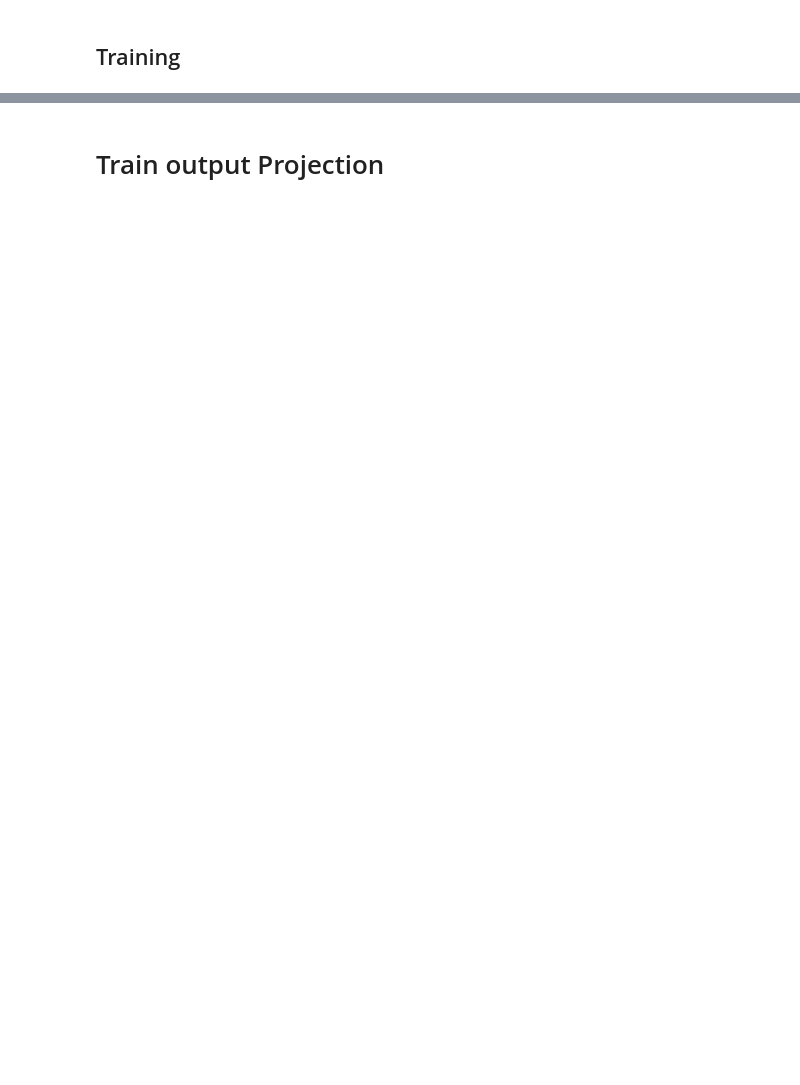
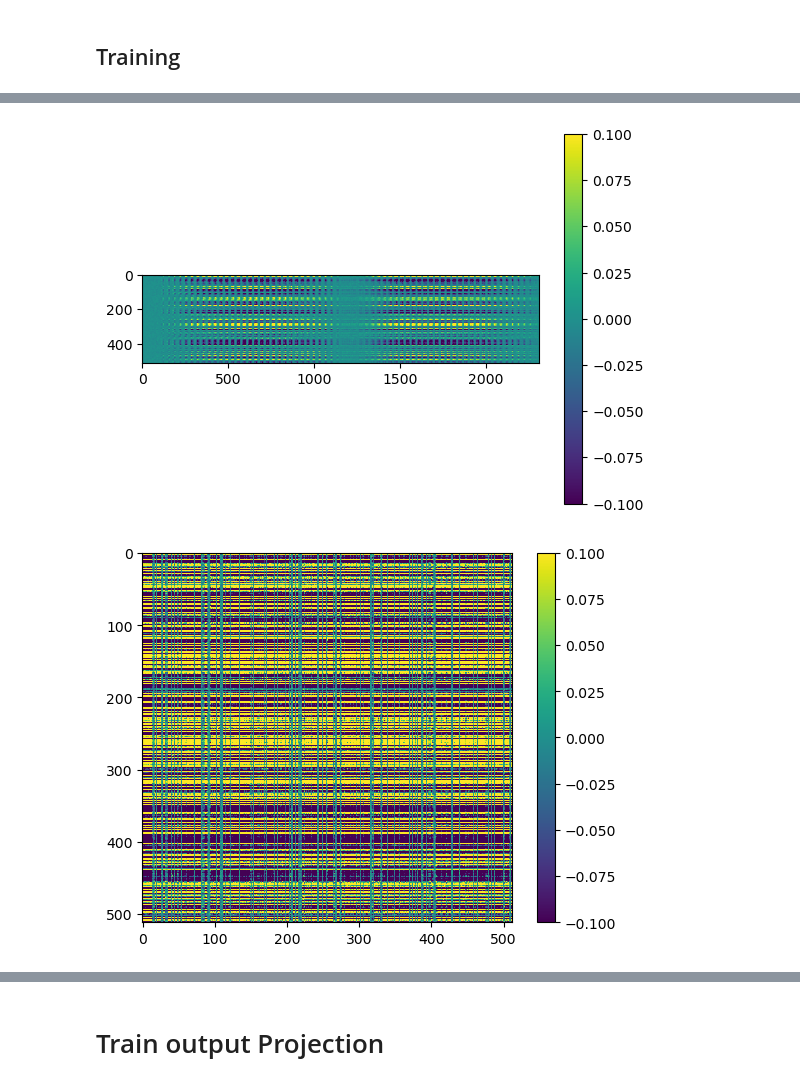
Before and after one commit to largraf/EchoSpike, a Jupyter notebook: main.ipynb, the cells around one changed output, grey strips where cells are left out. Cells and saved outputs as stored; diff of their text form; code cells hidden in the pictures; blank space fills up the shorter version.

Commit message:
refine model and train ANN

```diff
--- a/main.ipynb
+++ b/main.ipynb
@@ -35,12 +40,11 @@ torch.Size([1, 6, 2, 34, 34])
 ## Training
 # %%
 
-SNN = CLAPP_SNN(2312, [512, 512, 512], 16, n_time_bins).to(device)
-acc_hist, loss_hist = train(SNN, train_loader, epochs, device)
-plt.plot(acc_hist)
+SNN = CLAPP_SNN(n_inputs, n_hidden, n_outputs, n_time_bins).to(device)
+loss_hist, mem_history, target_list = train(SNN, train_loader, epochs, device)
 plt.plot(loss_hist)
 plt.show()
-correct = test(SNN, test_loader, device)
+correct, clapp_activation, target_list = test(SNN, test_loader, device)
 print(correct)
 print('Accuracy:', sum(correct)/10000)
 # %% [output]
@@ -86,21 +53,0 @@ Accuracy: 0.00%
-# %%
-layer1 = SNN.clapp[0].fc.weight
-print(layer1.mean(), SNN.clapp[0].pred.weight.mean())
-layer2 = SNN.clapp[1].fc.weight @ layer1
-layer3 = SNN.clapp[2].fc.weight @ layer2
-plt.figure()
-plt.imshow(SNN.clapp[0].fc.weight.detach(), vmax=1e-1, vmin=-1e-1)
-plt.figure()
-plt.imshow(SNN.clapp[1].fc.weight.detach(), vmax=1e-1, vmin=-1e-1)
-plt.figure()
-plt.imshow(SNN.clapp[2].fc.weight.detach(), vmax=1e-1, vmin=-1e-1)
-plt.colorbar()
-for i in range(18,24):
-    plt.figure()
-    plt.imshow(layer1[i].view(2, 34, 34).detach().sum(axis=0))
-for i in range(18,24):
-    plt.figure()
-    plt.imshow(layer2[i].view(2, 34, 34).detach().sum(axis=0))
-for i in range(18,24):
-    plt.figure()
-    plt.imshow(layer3[i].view(2, 34, 34).detach().sum(axis=0))
@@ -120,0 +54,19 @@ tensor(0.0084, grad_fn=<MeanBackward0>) tensor(-0.0027, grad_fn=<MeanBackward0>)
+# %%
+layers = [SNN.clapp[0].fc.weight]
+for i in range(1, len(SNN.clapp)):
+    layers.append(SNN.clapp[i].fc.weight @ layers[-1])
+
+for i in range(len(SNN.clapp)):
+    plt.figure()
+    plt.imshow(SNN.clapp[i].fc.weight.detach(), vmax=1e-1, vmin=-1e-1)
+    plt.colorbar()
+plt.figure()
+plt.imshow(SNN.clapp[0].retro.weight.detach())
+plt.show()
+for lay in layers:
+    for i in range(100, 103):
+        plt.figure()
+        plt.imshow(lay[i].view(2, 34, 34).detach()[0])
+# %% [output]
+[figure, added]
+[figure, added]
```
Also changed, not shown: parts of 8 cells of this notebook, 4 other files.
